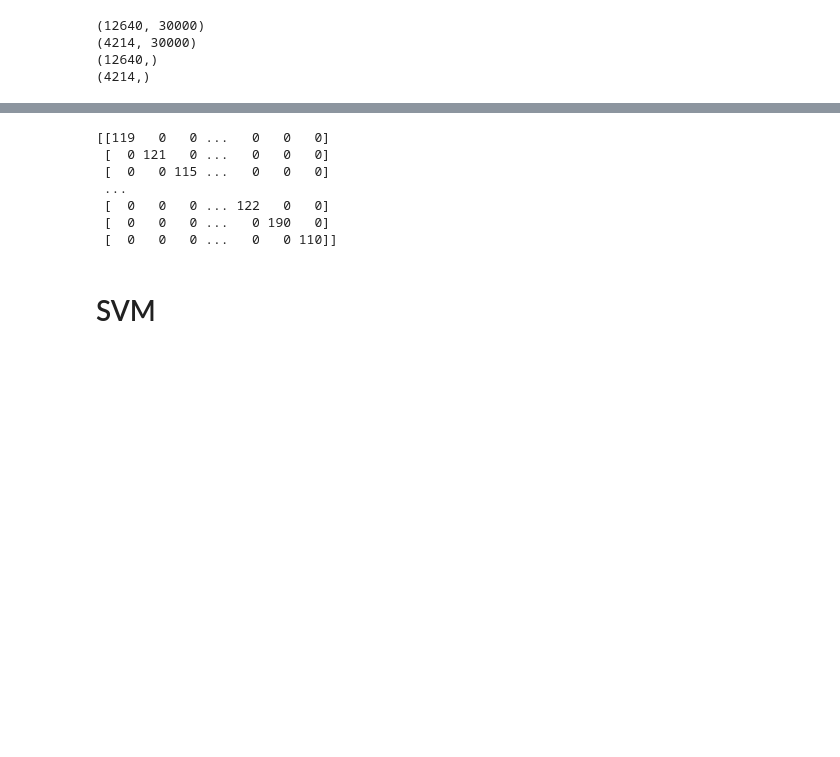
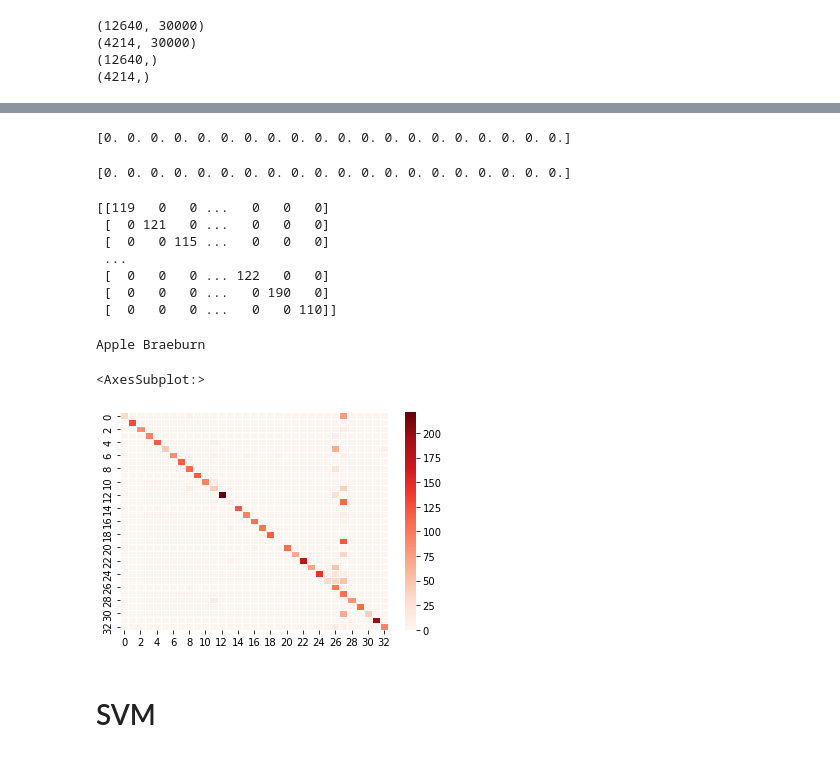
Before and after one commit to flomSStaar/IA-FruitRecognition, a Jupyter notebook: Fruit recognition.ipynb, the cells around one changed output, grey strips where cells are left out. Cells and saved outputs as stored; diff of their text form; code cells hidden in the pictures; blank space fills up the shorter version.

```diff
--- a/Fruit recognition.ipynb
+++ b/Fruit recognition.ipynb
@@ -130,7 +132,9 @@ print(ytest.shape)
 (12640,)
 (4214,)
 # %%
-KKN = KNeighborsClassifier()
-clf=KKN.fit(Xtrain,ytrain)
-
-ypredit=clf.predict(Xtest)
+resKNN=[]
+for i in range(1,31,2):
+    KKN = KNeighborsClassifier(n_neighbors=i)
+    clf=KKN.fit(Xtrain,ytrain)
+    ypredit=clf.predict(Xtest)
+    resKNN=np.insert(resKNN,0,accuracy_score(ytest,ypredit))
@@ -142,0 +141,4 @@ accuracy : 0.9988134788799241
+# %%
+plt.plot(resKNN)
+# %% [output]
+[0. 0. 0. 0. 0. 0. 0. 0. 0. 0. 0. 0. 0. 0. 0. 0. 0. 0. 0. 0.]
@@ -143,5 +151,11 @@ accuracy : 0.9988134788799241
+# %%
+print(resKNN)
+# %% [output]
+[0. 0. 0. 0. 0. 0. 0. 0. 0. 0. 0. 0. 0. 0. 0. 0. 0. 0. 0. 0.]
 # %%
-print(metrics.confusion_matrix(ytest, ypredit))
+mat_confusion=metrics.confusion_matrix(ytest,ypredit)
+print(mat_confusion.shape)
+print(mat_confusion)
 # %% [output]
 [[119   0   0 ...   0   0   0]
  [  0 121   0 ...   0   0   0]
@@ -150,6 +164,14 @@ print(metrics.confusion_matrix(ytest, ypredit))
  [  0   0   0 ... 122   0   0]
  [  0   0   0 ...   0 190   0]
  [  0   0   0 ...   0   0 110]]
+# %%
+categories = ['Apple Braeburn', 'Apple Granny Smith', 'Apricot', 'Avocado', 'Banana', 'Blueberry', 'Cactus fruit', 'Cantaloupe', 'Cherry', 'Clementine', 'Corn', 'Cucumber Ripe', 'Grape Blue', 'Kiwi', 'Lemon', 'Limes', 'Mango', 'Onion White', 'Orange', 'Papaya', 'Passion Fruit', 'Peach', 'Pear', 'Pepper Green', 'Pepper Red', 'Pineapple', 'Plum', 'Pomegranate', 'Potato Red', 'Raspberry', 'Strawberry', 'Tomato', 'Watermelon']
+print(categories[0])
+sea.heatmap(mat_confusion,linewidths=True,cmap='Reds')
+# %% [output]
+Apple Braeburn
+<AxesSubplot:>
+[figure, added]
 # %% [markdown]
 # SVM
 # %%
```
Also changed, not shown: parts of 18 cells of this notebook.
